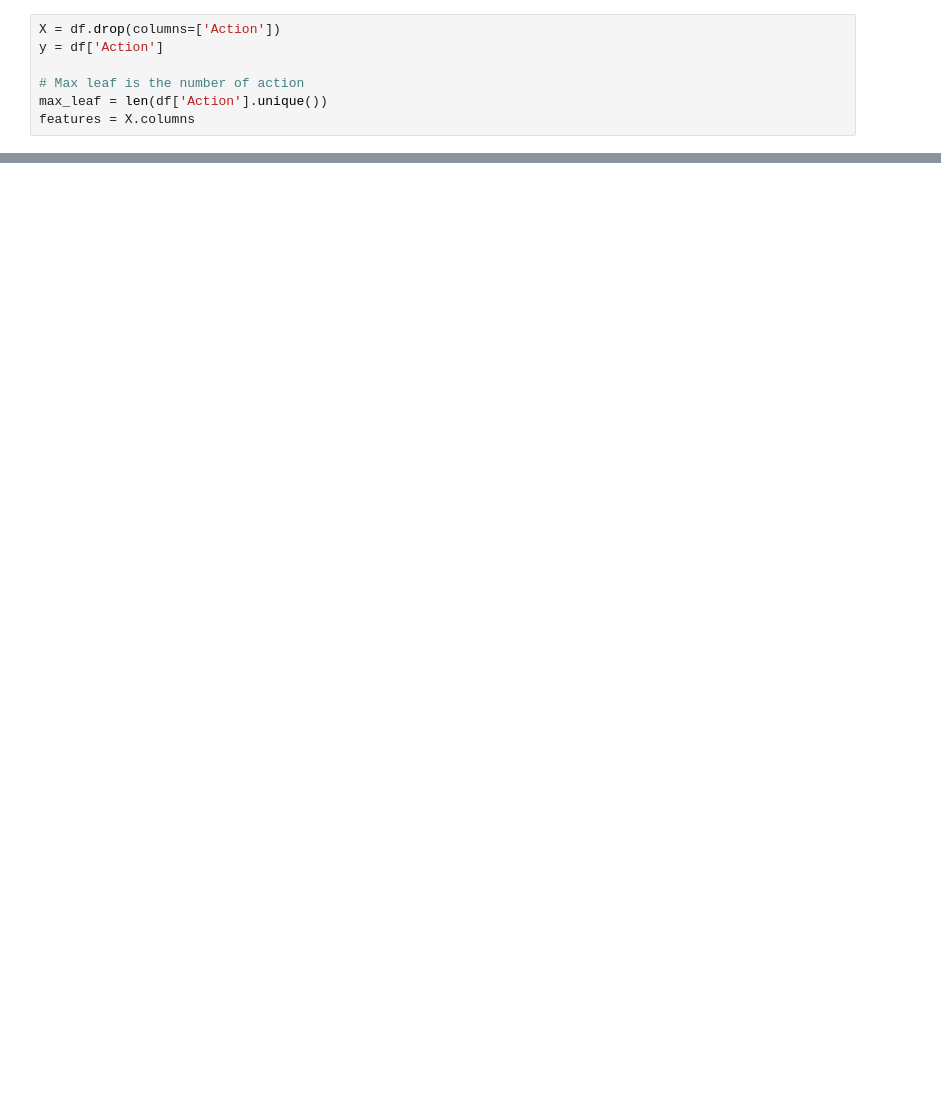
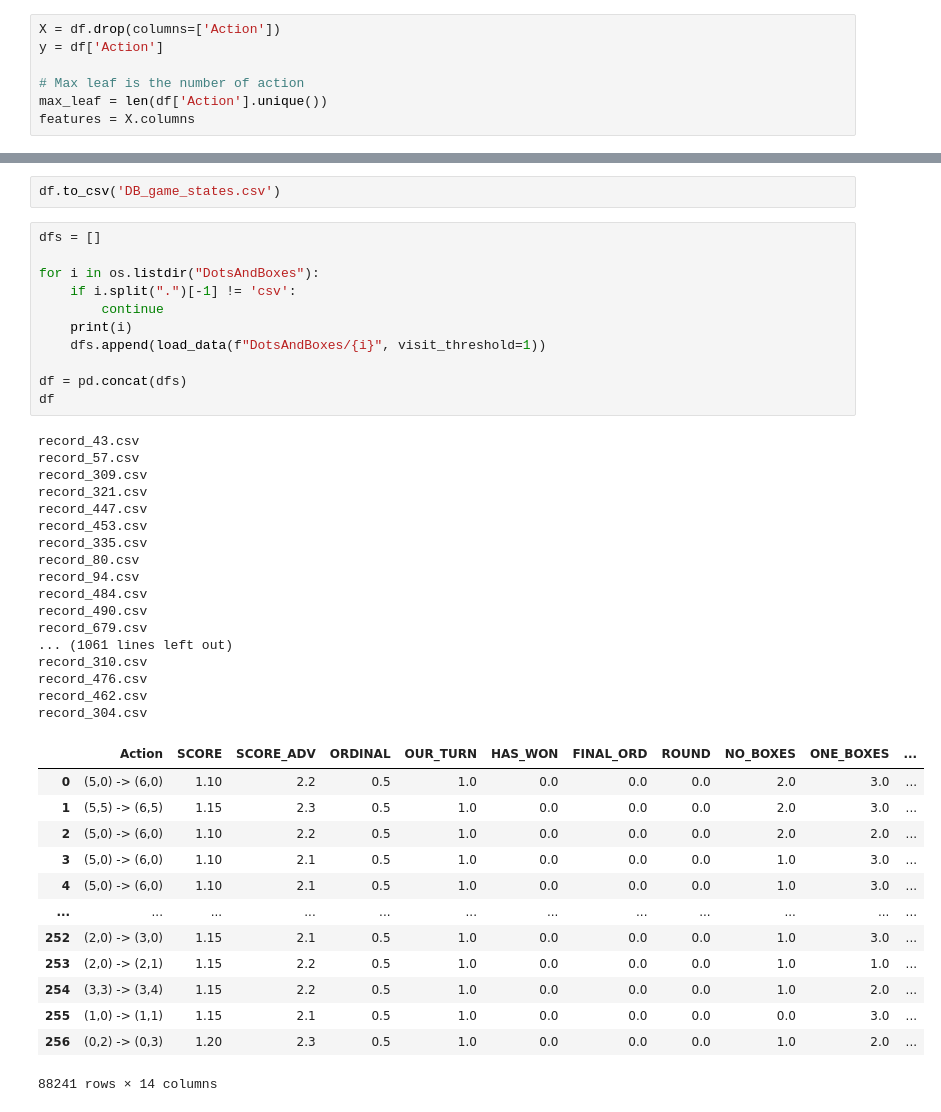
Before and after one commit to rovenr12/MCTS_Visualisation_Web, a Jupyter notebook: Decision Tree & RNN.ipynb, the cells around one changed output, grey strips where cells are left out. Drawn from its saved outputs; the diff is of its cells as text; blank space fills up the shorter version.

```diff
--- a/Decision Tree & RNN.ipynb
+++ b/Decision Tree & RNN.ipynb
@@ -154,0 +195,44 @@ Paths(8):
+# %%
+df.to_csv('DB_game_states.csv')
+# %%
+dfs = []
+
+for i in os.listdir("DotsAndBoxes"):
+    if i.split(".")[-1] != 'csv':
+        continue
+    print(i)
+    dfs.append(load_data(f"DotsAndBoxes/{i}", visit_threshold=1))
+
+df = pd.concat(dfs)
+df
+# %% [output]
+record_43.csv
+record_57.csv
+record_309.csv
+record_321.csv
+record_447.csv
+record_453.csv
+record_335.csv
+record_80.csv
+record_94.csv
+record_484.csv
+record_490.csv
+record_679.csv
+... (1061 lines left out)
+record_310.csv
+record_476.csv
+record_462.csv
+record_304.csv
+|  | Action | SCORE | SCORE_ADV | ORDINAL | OUR_TURN | HAS_WON | FINAL_ORD | ROUND | NO_BOXES | ONE_BOXES | ... |
+| 0 | (5,0) -> (6,0) | 1.10 | 2.2 | 0.5 | 1.0 | 0.0 | 0.0 | 0.0 | 2.0 | 3.0 | ... |
+| 1 | (5,5) -> (6,5) | 1.15 | 2.3 | 0.5 | 1.0 | 0.0 | 0.0 | 0.0 | 2.0 | 3.0 | ... |
+| 2 | (5,0) -> (6,0) | 1.10 | 2.2 | 0.5 | 1.0 | 0.0 | 0.0 | 0.0 | 2.0 | 2.0 | ... |
+| 3 | (5,0) -> (6,0) | 1.10 | 2.1 | 0.5 | 1.0 | 0.0 | 0.0 | 0.0 | 1.0 | 3.0 | ... |
+| 4 | (5,0) -> (6,0) | 1.10 | 2.1 | 0.5 | 1.0 | 0.0 | 0.0 | 0.0 | 1.0 | 3.0 | ... |
+| ... | ... | ... | ... | ... | ... | ... | ... | ... | ... | ... | ... |
+| 252 | (2,0) -> (3,0) | 1.15 | 2.1 | 0.5 | 1.0 | 0.0 | 0.0 | 0.0 | 1.0 | 3.0 | ... |
+| 253 | (2,0) -> (2,1) | 1.15 | 2.2 | 0.5 | 1.0 | 0.0 | 0.0 | 0.0 | 1.0 | 1.0 | ... |
+| 254 | (3,3) -> (3,4) | 1.15 | 2.2 | 0.5 | 1.0 | 0.0 | 0.0 | 0.0 | 1.0 | 2.0 | ... |
+| 255 | (1,0) -> (1,1) | 1.15 | 2.1 | 0.5 | 1.0 | 0.0 | 0.0 | 0.0 | 0.0 | 3.0 | ... |
+| 256 | (0,2) -> (0,3) | 1.20 | 2.3 | 0.5 | 1.0 | 0.0 | 0.0 | 0.0 | 1.0 | 2.0 | ... |
+88241 rows × 14 columns
```
Also changed, not shown: parts of 30 cells of this notebook, 3 other files.
